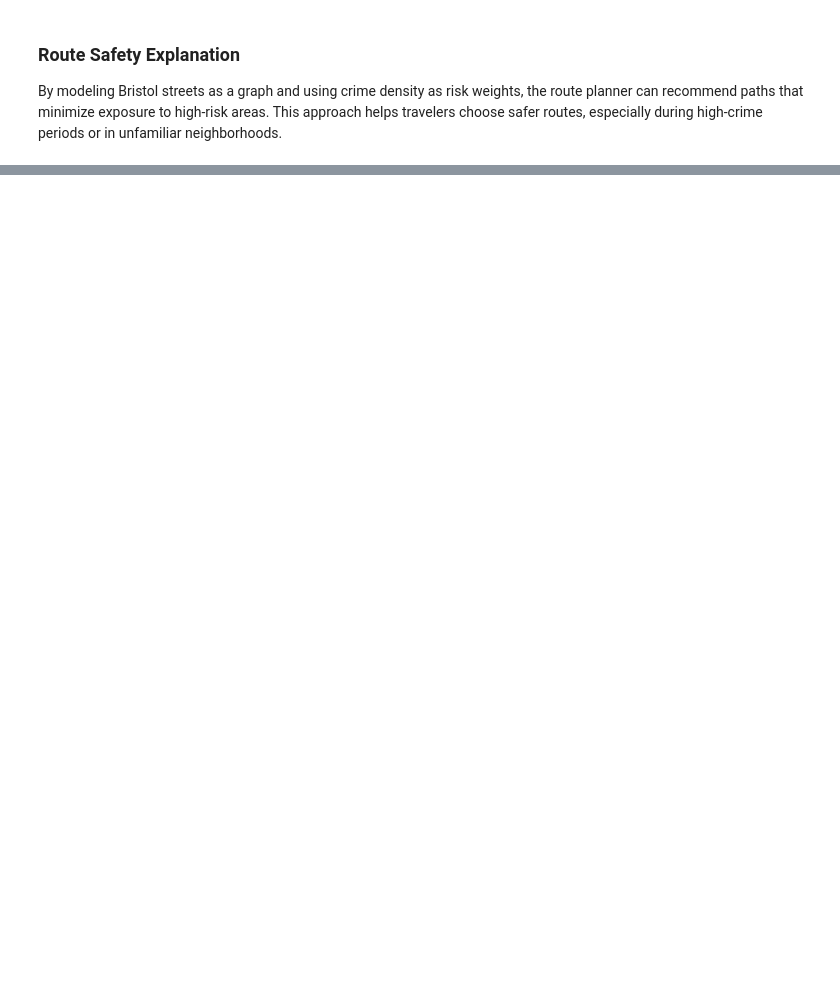
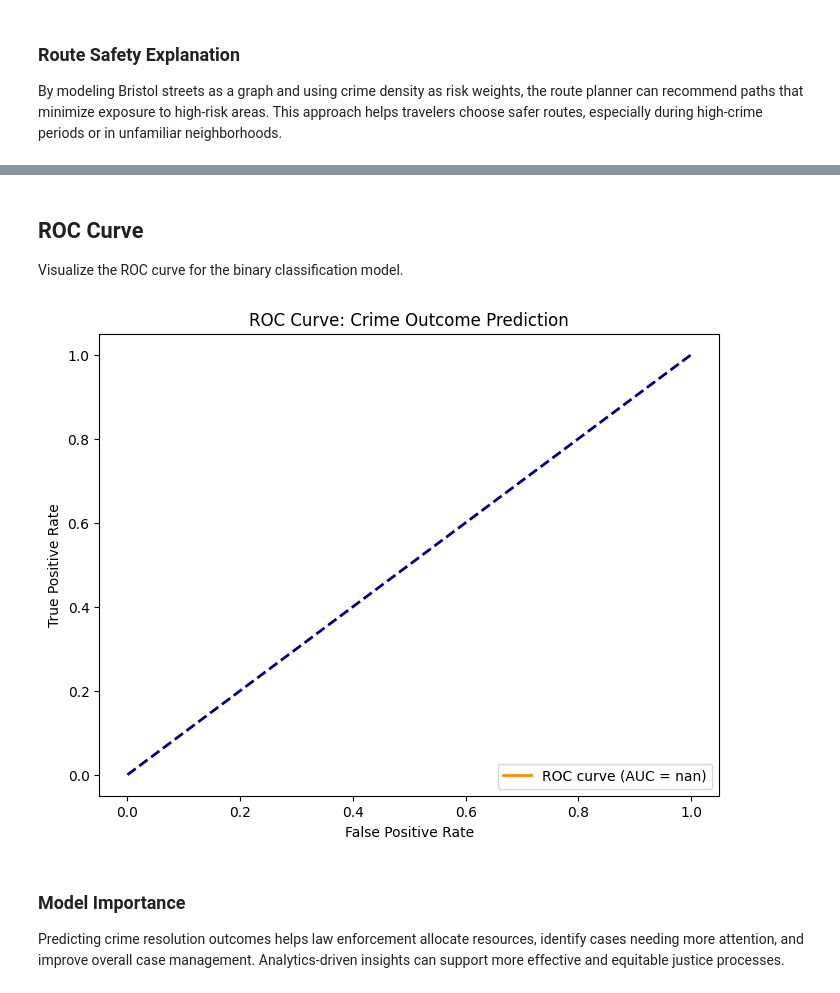
Before and after one commit to Simeonakwu/GROUP-4, a Jupyter notebook: Safebristol-model.ipynb, the cells around one changed output, grey strips where cells are left out. Cells and saved outputs as stored; diff of their text form; code cells hidden in the pictures; blank space fills up the shorter version.

```diff
--- a/Safebristol-model.ipynb
+++ b/Safebristol-model.ipynb
@@ -643,0 +378,22 @@ By modeling Bristol streets as a graph and using crime density as risk weights,
+# %%
+# Assume 'Outcome' column exists: 1 for resolved (prosecution/caution), 0 for unresolved
+# Select features
+features = ['lat', 'lng', 'month', 'category']
+outcome_col = 'outcome_status'
+df = crime_data.dropna(subset=features + [outcome_col])
+# Extract time features
+df['month'] = pd.to_datetime(df['month'], errors='coerce')
+df['Hour'] = 0  # No hour info, set to 0
+df['Month'] = df['month'].dt.month
+df['Weekday'] = df['month'].dt.weekday
+# Encode categorical
+le = LabelEncoder()
+df['category_enc'] = le.fit_transform(df['category'])
+X = df[['lat', 'lng', 'Hour', 'Month', 'Weekday', 'category_enc']]
+y = df[outcome_col]
+# Train/test split
+X_train, X_test, y_train, y_test = train_test_split(X, y, test_size=0.2, random_state=42)
+clf_bin = RandomForestClassifier(random_state=42)
+clf_bin.fit(X_train, y_train)
+y_proba = clf_bin.predict_proba(X_test)[:, 1]
+y_pred_bin = clf_bin.predict(X_test)
@@ -643,0 +418,31 @@ By modeling Bristol streets as a graph and using crime density as risk weights,
+# %% [markdown]
+## ROC Curve
+Visualize the ROC curve for the binary classification model.
+# %%
+# Ensure binary outcome for ROC curve
+# If outcome_status is string, binarize: 1 for resolved, 0 for unresolved
+if y_test.dtype == object:
+    y_bin = (y_test != 'Investigation complete; no suspect identified').astype(int)
+else:
+    y_bin = y_test
+# If y_proba is multiclass, select the probability for the positive class (1)
+if 'y_proba' in locals() and hasattr(y_proba, 'ndim') and y_proba.ndim > 1:
+    y_proba_bin = y_proba[:, 1]
+else:
+    y_proba_bin = y_proba
+fpr, tpr, thresholds = roc_curve(y_bin, y_proba_bin)
+roc_auc = auc(fpr, tpr)
+plt.figure(figsize=(8, 6))
+plt.plot(fpr, tpr, color='darkorange', lw=2, label=f'ROC curve (AUC = {roc_auc:.2f})')
+plt.plot([0, 1], [0, 1], color='navy', lw=2, linestyle='--')
+plt.xlabel('False Positive Rate')
+plt.ylabel('True Positive Rate')
+plt.title('ROC Curve: Crime Outcome Prediction')
+plt.legend(loc='lower right')
+plt.show()
+# %% [output]
+[figure, added]
+# %% [markdown]
+### Model Importance
+
+Predicting crime resolution outcomes helps law enforcement allocate resources, identify cases needing more attention, and improve overall case management. Analytics-driven insights can support more effective and equitable justice processes.
```
Also changed, not shown: parts of 46 cells of this notebook.
